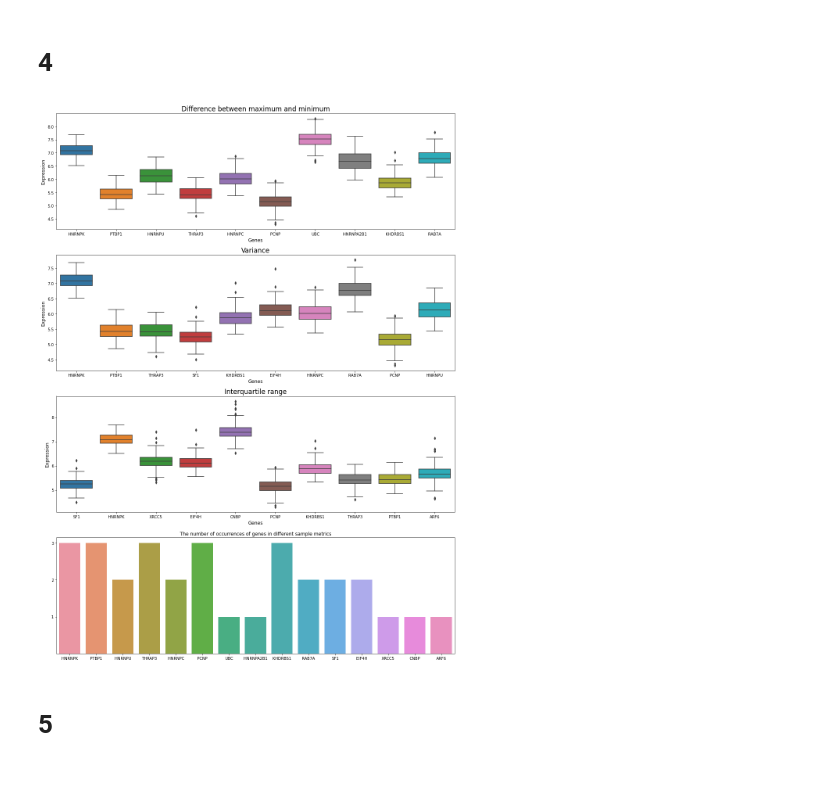
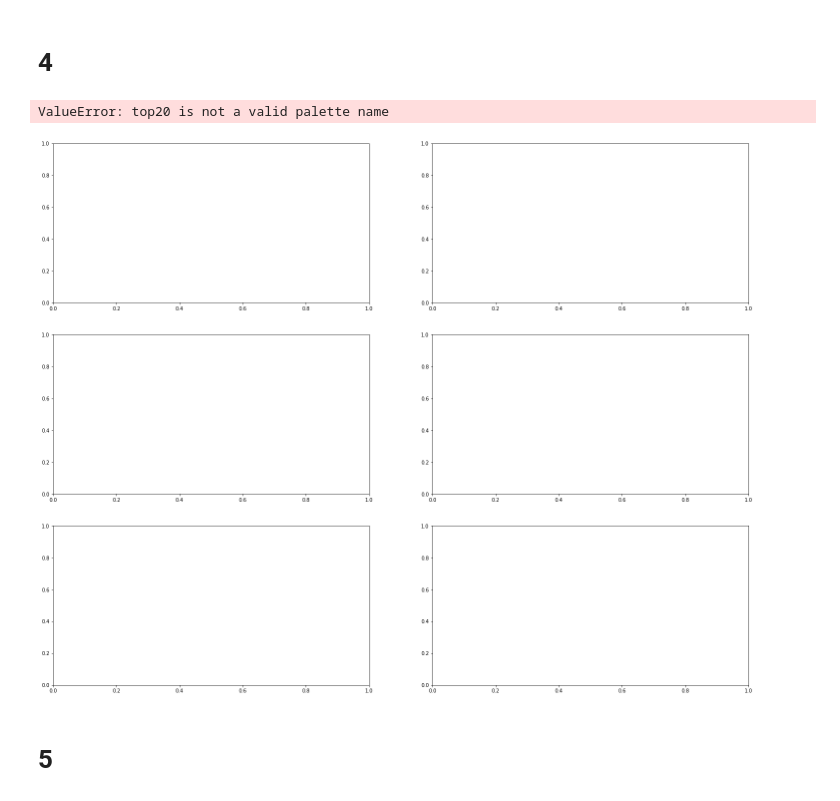
Before and after one commit to alex123012/Bioinf_HW, a Jupyter notebook: eleventh_HW/Untitled.ipynb, the cells around one changed output. Saved outputs shown, nothing was run; the diff lists cells and outputs as text; code cells hidden in the pictures.

```diff
--- a/eleventh_HW/Untitled.ipynb
+++ b/eleventh_HW/Untitled.ipynb
@@ -63,30 +61,54 @@ m = max(Xn) (Самый простой вариант)
 # %%
 df = pd.DataFrame()
 df['Difference between maximum and minimum'] = df1000.max(axis=1) - df1000.min(axis=1)
 df['Variance'] = df1000.std(axis=1)**2
 df['Interquartile range'] = df1000.quantile(.75, axis=1) - df1000.quantile(.25, axis=1)
 
-fig, ax = plt.subplots(4, 1, figsize=(15, 20))
-axes = [i for i in range(4)]
-plots = {}
+lsize = 14
+tsize = 18
+palette = 'top20'
+fig, ax = plt.subplots(3, 2, figsize=(25, 20))
+axes = [(0, 0), (1, 0), (2, 0), (0, 1), (1, 1), (2, 1)]
+tops = {}
 
 for i, j in zip(df.columns, axes):
     tmp = df.sort_values(i).iloc[:10].index
     for k in tmp:
-        plots[k] = plots.get(k, 0) + 1
-    sns.boxplot(data=df1000.loc[tmp].T, ax=ax[j])
+        tops[k] = tops.get(k, 0) + 1
+    sns.boxplot(data=df1000.loc[tmp].T, ax=ax[j], palette=palette)
 
-    ax[j].set_title(i, size=17)
-    ax[j].set_xlabel('Genes', size=12)
-    ax[j].set_ylabel('Expression', size=12)
+    ax[j].set_title(i, size=tsize)
+    ax[j].set_xlabel('Genes', size=lsize)
+    ax[j].set_ylabel('Expression', size=lsize)
 
-sns.barplot(x=list(plots.keys()), y=list(plots.values()), ax=ax[axes[-1]])
-ax[axes[-1]].set_title('The number of occurrences of genes in different sample metrics')
-ax[axes[-1]].set_yticks([i for i in range(1, 4)])
+tops_labels = sorted(tops, key=lambda x: tops[x], reverse=True)
+tops_values = [tops[i] for i in tops_labels]
+
+sns.barplot(x=tops_labels, y=tops_values, ax=ax[axes[-3]], alpha=.8, palette=palette)
+ax[axes[-3]].set_title('The number of occurrences of genes in different sample metrics', size=tsize)
+ax[axes[-3]].set_yticks([i for i in range(1, 4)])
+ax[axes[-3]].set_xlabel('Genes', size=lsize)
+ax[axes[-3]].set_ylabel('Number of occurances', size=lsize)
+
+tmp = df1000.loc[tops_labels[0:5]]
+sns.kdeplot(data=tmp.T, ax=ax[axes[-2]], fill=True, common_norm=True, palette=palette)
+ax[axes[-2]].set_title('Kernel density estimation plot of most "stable" genes', size=tsize)
+ax[axes[-2]].set_xlabel('Expression', size=lsize)
+ax[axes[-2]].set_ylabel(' Normalized density', size=lsize)
+
+tmp = tmp.T.melt(var_name='Gene', value_name='Expression')
+sns.histplot(data=tmp, x='Expression', hue='Gene',
+             binrange=(tmp.Expression.min(), tmp.Expression.max()), bins=20,
+             stat='density', palette=palette, ax=ax[axes[-1]])
+ax[axes[-1]].set_title('Expression histogram of most "stable" genes', size=tsize)
+ax[axes[-1]].set_xlabel(ax[axes[-1]].get_xlabel(), size=lsize)
+ax[axes[-1]].set_ylabel(ax[axes[-1]].get_ylabel(), size=lsize)
+
 plt.tight_layout()
 plt.savefig('boxplots_1000')
 # %% [output]
+ValueError: top20 is not a valid palette name
-[figure, old version]
+[figure, new version]
 # %% [markdown]
 # 5
 # %%
```
Also changed, not shown: parts of 6 cells of this notebook, 1 other file.
